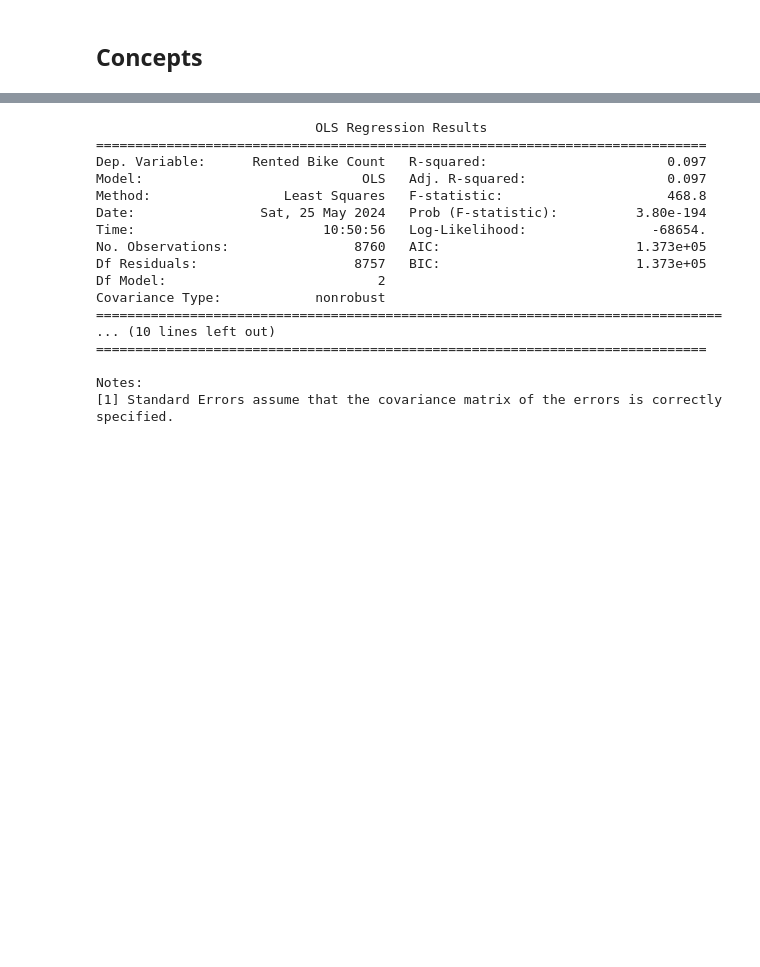
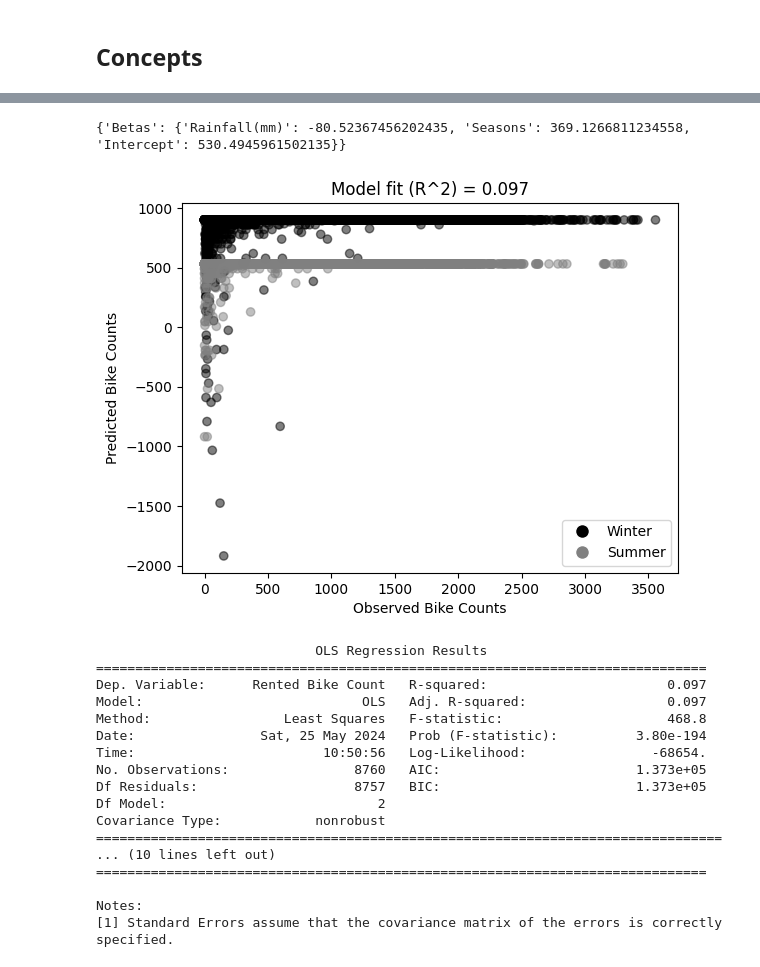
Before and after one commit to MiesnerJacob/practical-linear-algebra-for-data-science, a Jupyter notebook: 12-least-squares-applications.ipynb, the cells around one changed output, grey strips where cells are left out. Cells and saved outputs as stored; diff of their text form; code cells hidden in the pictures; blank space fills up the shorter version.

```diff
--- a/12-least-squares-applications.ipynb
+++ b/12-least-squares-applications.ipynb
@@ -70,3 +47,83 @@ print(
+# %%
+# Fit Bike Rental Data to Linear Regression model using Least Squares in numpy
+
+
+def fit_and_plot_bike_data(data, feature_columns, target_column, binary_feature=None, binary_labels=None):
+    # Extract features and target variable
+    features, target_variable = extract_features_and_target(data, feature_columns, target_column)
+
+    # Add intercept
+    design_matrix = add_intercept(features)
+
+    # Fit least squares model
+    betas = fit_least_squares(design_matrix, target_variable)
+
+    # Print betas
+    betas_dict = {feature_columns[i]: betas[i][0] for i in range(len(feature_columns))}
+    betas_dict["Intercept"] = betas[-1][0]
+    print({"Betas": betas_dict})
+
+    # Make predictions
+    predictions = design_matrix @ betas
+
+    # Calculate R^2
+    r2 = calculate_r2(target_variable, predictions)
+
+    # Create colors for plot
+    colors, binary_colors = create_colors(data, binary_feature, binary_labels)
+
+    # Plot results
+    plot_results(target_variable, predictions, colors, r2, binary_feature, binary_labels, binary_colors)
+
+def extract_features_and_target(data, feature_columns, target_column):
+    features = data[feature_columns].to_numpy()
+    target_variable = data[[target_column]].to_numpy()
+    return features, target_variable
+
+def add_intercept(features):
+    return np.append(features, np.ones(shape=(features.shape[0], 1)), axis=1)
+
+def fit_least_squares(design_matrix, target_variable):
+    results = np.linalg.lstsq(design_matrix, target_variable, rcond=None)
+    betas = results[0]
+    return betas
+
+def calculate_r2(target_variable, predictions):
+    ss_total = np.sum((target_variable - np.mean(target_variable)) ** 2)
+    ss_residual = np.sum((target_variable - predictions) ** 2)
+    r2 = 1 - (ss_residual / ss_total)
+    return r2
+
+def create_colors(data, binary_feature, binary_labels):
+    if binary_feature and binary_labels:
+        binary_colors = ["black", "grey"]
+        colors = np.where(data[binary_feature].to_numpy() == 1, binary_colors[0], binary_colors[1])
+        return colors, binary_colors
+    else:
+        return 'grey', None
+
+def plot_results(target_variable, predictions, colors, r2, binary_feature, binary_labels, binary_colors):
+    plt.scatter(target_variable, predictions, c=colors, alpha=0.5)
+    plt.title(f'Model fit (R^2) = {round(r2, 3)}')
+    plt.xlabel('Observed Bike Counts')
+    plt.ylabel('Predicted Bike Counts')
+
+    if binary_feature and binary_labels:
+        legend_elements = [Line2D([0], [0], marker='o', color='w', label=binary_labels[0], markerfacecolor=binary_colors[0], markersize=10),
+                           Line2D([0], [0], marker='o', color='w', label=binary_labels[1], markerfacecolor=binary_colors[1], markersize=10)]
+        plt.legend(handles=legend_elements, loc='best')
+
+    plt.show()
+
+fit_and_plot_bike_data(
+    data,
+    feature_columns=["Rainfall(mm)",  "Seasons"],
+    target_column="Rented Bike Count",
+    binary_feature="Seasons",
+    binary_labels=["Winter", "Summer"])
+# %% [output]
+{'Betas': {'Rainfall(mm)': -80.52367456202435, 'Seasons': 369.1266811234558, 'Intercept': 530.4945961502135}}
+[figure, added]
 # %%
 # Fit Bike Rental Data to Linear Regression model using Least Squares in statsmodels
 
```
Also changed, not shown: parts of 8 cells of this notebook.
